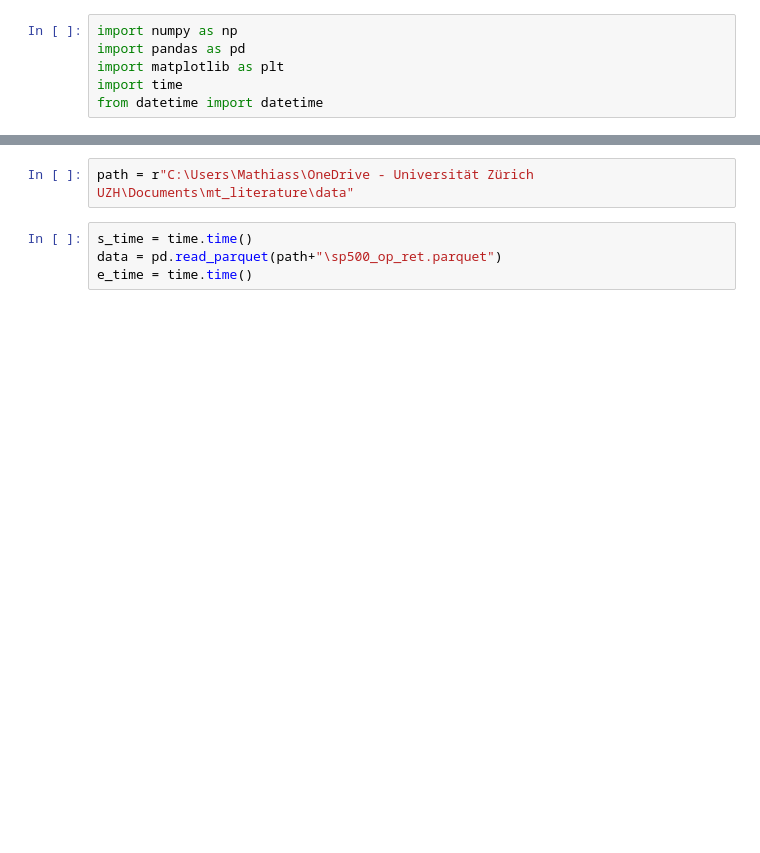
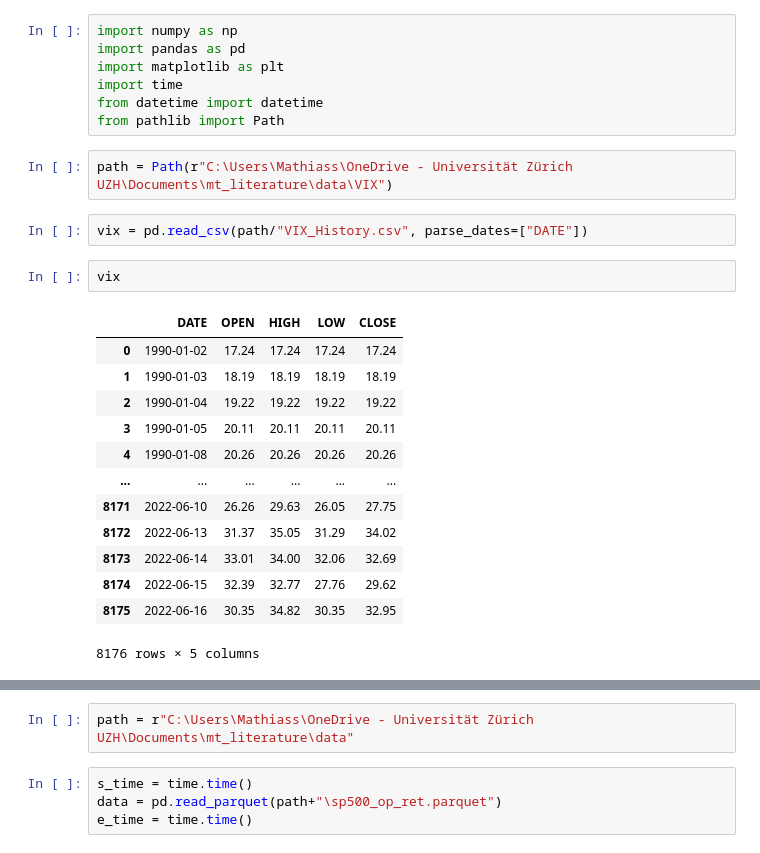
Before and after one commit to maruoss/master-thesis, a Jupyter notebook: notebooks/Explore.ipynb, the cells around one changed output, grey strips where cells are left out. Cells and saved outputs as stored; diff of their text form; blank space fills up the shorter version.

```diff
--- a/notebooks/Explore.ipynb
+++ b/notebooks/Explore.ipynb
@@ -4,3 +4,24 @@ import pandas as pd
 import matplotlib as plt
 import time
 from datetime import datetime
+from pathlib import Path
+# %%
+path = Path(r"C:\Users\Mathiass\OneDrive - Universität Zürich UZH\Documents\mt_literature\data\VIX")
+# %%
+vix = pd.read_csv(path/"VIX_History.csv", parse_dates=["DATE"])
+# %%
+vix
+# %% [output]
+|  | DATE | OPEN | HIGH | LOW | CLOSE |
+| 0 | 1990-01-02 | 17.24 | 17.24 | 17.24 | 17.24 |
+| 1 | 1990-01-03 | 18.19 | 18.19 | 18.19 | 18.19 |
+| 2 | 1990-01-04 | 19.22 | 19.22 | 19.22 | 19.22 |
+| 3 | 1990-01-05 | 20.11 | 20.11 | 20.11 | 20.11 |
+| 4 | 1990-01-08 | 20.26 | 20.26 | 20.26 | 20.26 |
+| ... | ... | ... | ... | ... | ... |
+| 8171 | 2022-06-10 | 26.26 | 29.63 | 26.05 | 27.75 |
+| 8172 | 2022-06-13 | 31.37 | 35.05 | 31.29 | 34.02 |
+| 8173 | 2022-06-14 | 33.01 | 34.00 | 32.06 | 32.69 |
+| 8174 | 2022-06-15 | 32.39 | 32.77 | 27.76 | 29.62 |
+| 8175 | 2022-06-16 | 30.35 | 34.82 | 30.35 | 32.95 |
+8176 rows × 5 columns
```
Also changed, not shown: parts of 31 cells of this notebook, 13 other files.
